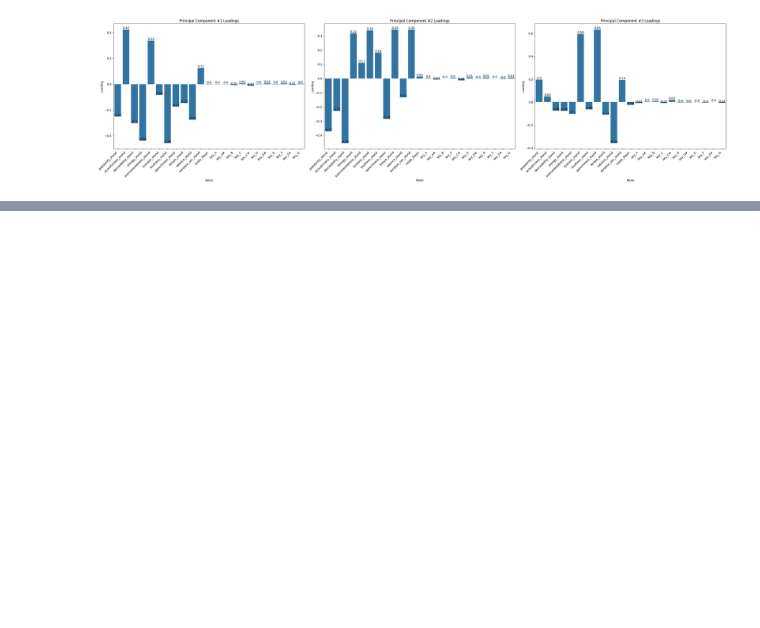
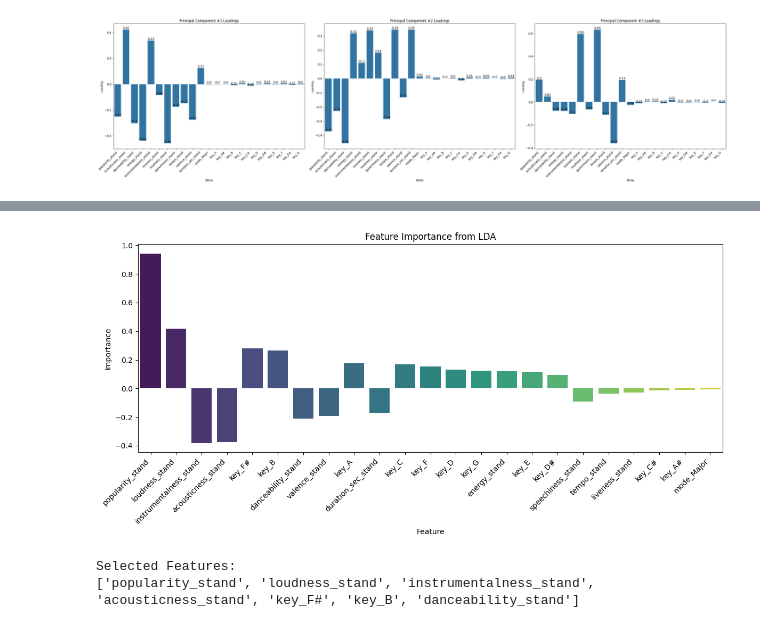
Before and after one commit to whykay-01/machine-learning-music-genre-classifier, a Jupyter notebook: capstone_data_analysis.ipynb, the cells around one changed output, grey strips where cells are left out. Cells and saved outputs as stored; diff of their text form; code cells hidden in the pictures; blank space fills up the shorter version.

```diff
--- a/capstone_data_analysis.ipynb
+++ b/capstone_data_analysis.ipynb
@@ -178,0 +224,11 @@ valence_stand         0.357842
+# %%
+from sklearn.discriminant_analysis import LinearDiscriminantAnalysis
+
+df = pd.concat([final_df, df['genre_label']], axis=1)
+# fit LDA using selected features
+lda = LinearDiscriminantAnalysis()
+lda.fit(df.drop(columns=['genre_label']), df['genre_label'])
+feature_importance = lda.coef_[0]  # Coefficients associated with each feature
+
+for feature, importance in zip(df.drop(columns=['genre_label']).columns.to_list(), feature_importance):
+    print(f"Feature: {feature}, Importance: {importance}")
@@ -178,0 +253,27 @@ valence_stand         0.357842
+# %%
+import matplotlib.pyplot as plt
+
+sorted_features = sorted(zip(df.drop(columns=['genre_label']).columns, feature_importance), key=lambda x: abs(x[1]), reverse=True)
+sorted_feature_names = [feature for feature, _ in sorted_features]
+sorted_importance_values = [importance for _, importance in sorted_features]
+
+plt.figure(figsize=(12, 6))
+sns.barplot(x=sorted_feature_names, y=sorted_importance_values, hue=sorted_feature_names, palette="viridis", legend=False)
+plt.xticks(rotation=45, ha='right')
+plt.xlabel('Feature')
+plt.ylabel('Importance')
+plt.title('Feature Importance from LDA')
+plt.tight_layout()
+plt.show()
+# %% [output]
+[figure, added]
+# %%
+# Define a threshold for feature importance
+threshold = 0.2  # Adjust this threshold based on your preference or analysis
+selected_features = [feature for feature, importance in sorted_features if abs(importance) > threshold]
+
+print("Selected Features:")
+print(selected_features)
+# %% [output]
+Selected Features:
+['popularity_stand', 'loudness_stand', 'instrumentalness_stand', 'acousticness_stand', 'key_F#', 'key_B', 'danceability_stand']
```
Also changed, not shown: parts of 8 cells of this notebook.
